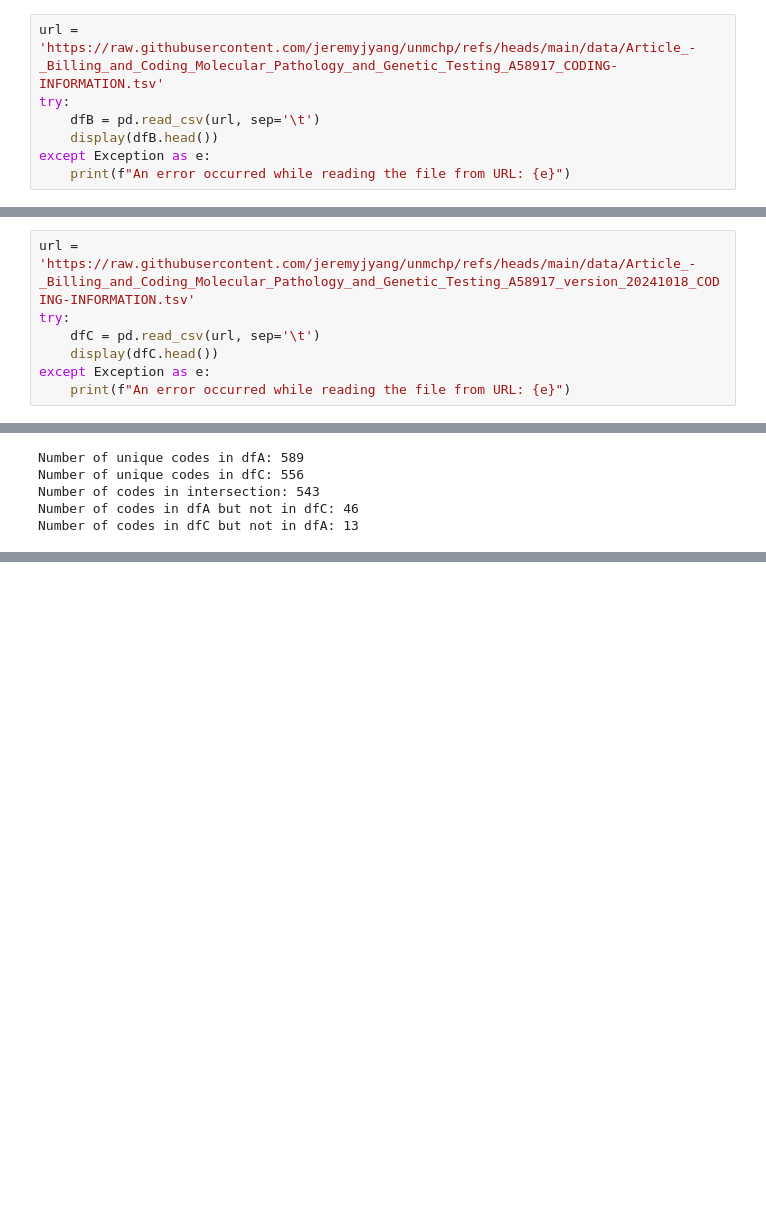
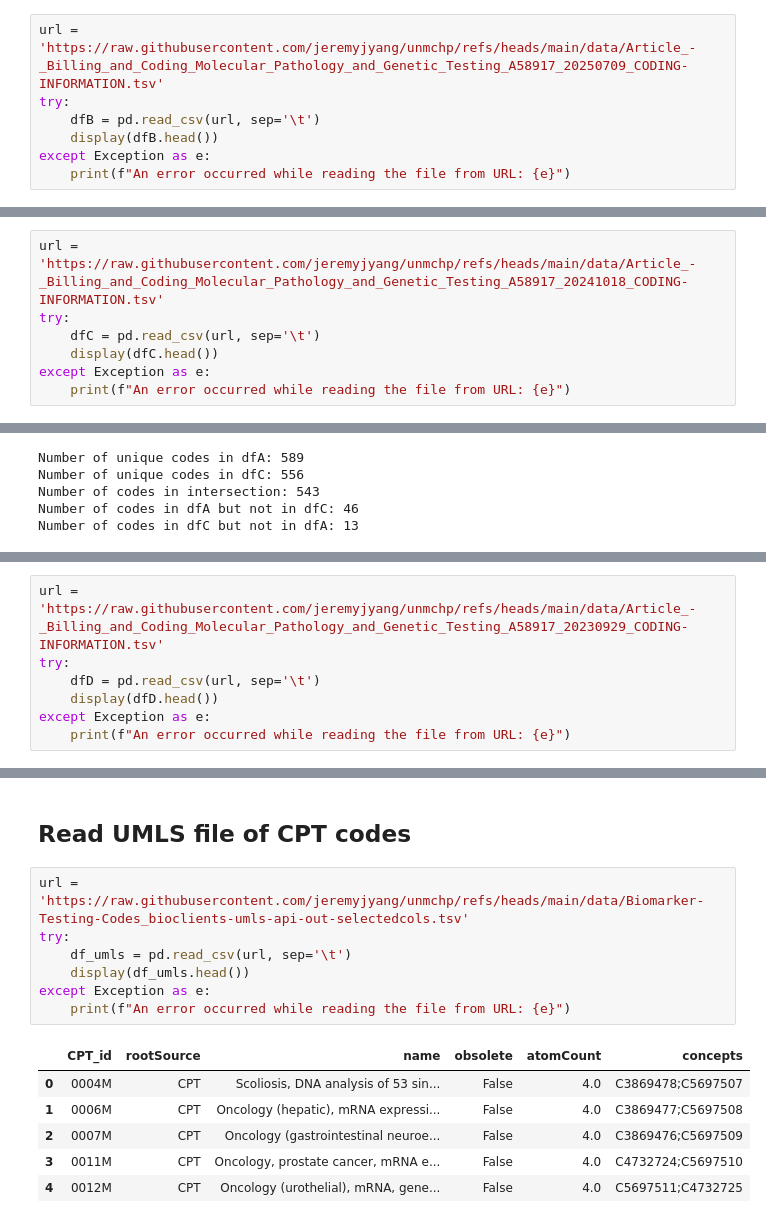
Before and after one commit to jeremyjyang/unmchp, a Jupyter notebook: colab/CPT_compare.ipynb, the cells around one changed output, grey strips where cells are left out. Saved outputs shown, nothing was run; the diff lists cells and outputs as text; blank space fills up the shorter version.

```diff
--- a/colab/CPT_compare.ipynb
+++ b/colab/CPT_compare.ipynb
@@ -69,7 +70,7 @@ Billing and Coding: Molecular Pathology and Genetic Testing (A58917) (July 9, 20
 
 https://www.cms.gov/medicare-coverage-database/view/article.aspx?articleId=58917&ver=83
 # %%
-url = 'https://raw.githubusercontent.com/jeremyjyang/unmchp/refs/heads/main/data/Article_-_Billing_and_Coding_Molecular_Pathology_and_Genetic_Testing_A58917_CODING-INFORMATION.tsv'
+url = 'https://raw.githubusercontent.com/jeremyjyang/unmchp/refs/heads/main/data/Article_-_Billing_and_Coding_Molecular_Pathology_and_Genetic_Testing_A58917_20250709_CODING-INFORMATION.tsv'
 try:
     dfB = pd.read_csv(url, sep='\t')
     display(dfB.head())
@@ -144,7 +154,7 @@ Billing and Coding: Molecular Pathology and Genetic Testing (A58917) (October 18
 
 https://www.cms.gov/medicare-coverage-database/view/article.aspx?articleid=58917&ver=77&
 # %%
-url = 'https://raw.githubusercontent.com/jeremyjyang/unmchp/refs/heads/main/data/Article_-_Billing_and_Coding_Molecular_Pathology_and_Genetic_Testing_A58917_version_20241018_CODING-INFORMATION.tsv'
+url = 'https://raw.githubusercontent.com/jeremyjyang/unmchp/refs/heads/main/data/Article_-_Billing_and_Coding_Molecular_Pathology_and_Genetic_Testing_A58917_20241018_CODING-INFORMATION.tsv'
 try:
     dfC = pd.read_csv(url, sep='\t')
     display(dfC.head())
@@ -212,0 +243,7 @@ Codes in dfC but not in dfA (13): 0485U, 0481U, 81463, 0246U, 81462, 81441, 8145
+# %%
+url = 'https://raw.githubusercontent.com/jeremyjyang/unmchp/refs/heads/main/data/Article_-_Billing_and_Coding_Molecular_Pathology_and_Genetic_Testing_A58917_20230929_CODING-INFORMATION.tsv'
+try:
+    dfD = pd.read_csv(url, sep='\t')
+    display(dfD.head())
+except Exception as e:
+    print(f"An error occurred while reading the file from URL: {e}")
@@ -212,0 +347,16 @@ Codes in dfC but not in dfA (13): 0485U, 0481U, 81463, 0246U, 81462, 81441, 8145
+# %% [markdown]
+## Read UMLS file of CPT codes
+# %%
+url = 'https://raw.githubusercontent.com/jeremyjyang/unmchp/refs/heads/main/data/Biomarker-Testing-Codes_bioclients-umls-api-out-selectedcols.tsv'
+try:
+    df_umls = pd.read_csv(url, sep='\t')
+    display(df_umls.head())
+except Exception as e:
+    print(f"An error occurred while reading the file from URL: {e}")
+# %% [output]
+|  | CPT_id | rootSource | name | obsolete | atomCount | concepts |
+| 0 | 0004M | CPT | Scoliosis, DNA analysis of 53 sin... | False | 4.0 | C3869478;C5697507 |
+| 1 | 0006M | CPT | Oncology (hepatic), mRNA expressi... | False | 4.0 | C3869477;C5697508 |
+| 2 | 0007M | CPT | Oncology (gastrointestinal neuroe... | False | 4.0 | C3869476;C5697509 |
+| 3 | 0011M | CPT | Oncology, prostate cancer, mRNA e... | False | 4.0 | C4732724;C5697510 |
+| 4 | 0012M | CPT | Oncology (urothelial), mRNA, gene... | False | 4.0 | C5697511;C4732725 |
```
Also changed, not shown: parts of 30 cells of this notebook.
